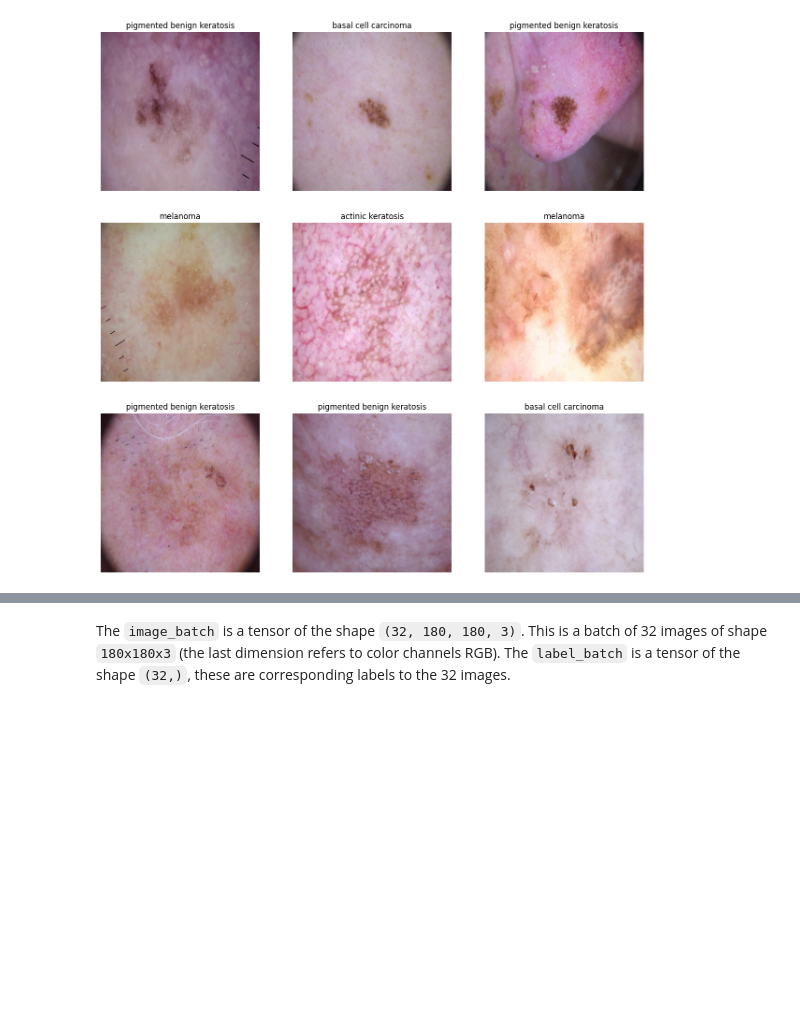
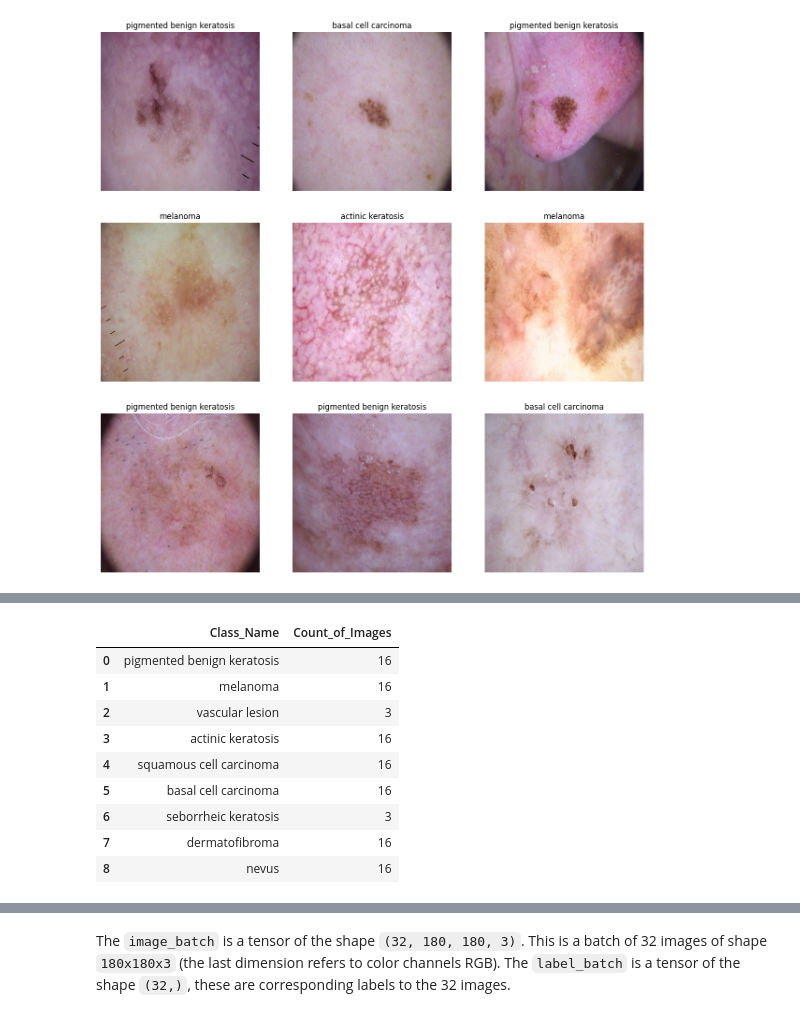
Before and after one commit to aravindvcyber/Melanoma-Detection-Assignment, a Jupyter notebook: Aravind_Vadamalaimuthu_nn.ipynb, the cells around one changed output, grey strips where cells are left out. Saved outputs shown, nothing was run; the diff lists cells and outputs as text; code cells hidden in the pictures; blank space fills up the shorter version.

```diff
--- a/Aravind_Vadamalaimuthu_nn.ipynb
+++ b/Aravind_Vadamalaimuthu_nn.ipynb
@@ -150,0 +139,14 @@ count_images_based_on_class(data_dir_test)
+# %%
+test_df=count_images_based_on_class(data_dir_test)
+test_df
+# %% [output]
+|  | Class_Name | Count_of_Images |
+| 0 | pigmented benign keratosis | 16 |
+| 1 | melanoma | 16 |
+| 2 | vascular lesion | 3 |
+| 3 | actinic keratosis | 16 |
+| 4 | squamous cell carcinoma | 16 |
+| 5 | basal cell carcinoma | 16 |
+| 6 | seborrheic keratosis | 3 |
+| 7 | dermatofibroma | 16 |
+| 8 | nevus | 16 |
```
Also changed, not shown: parts of 33 cells of this notebook.
